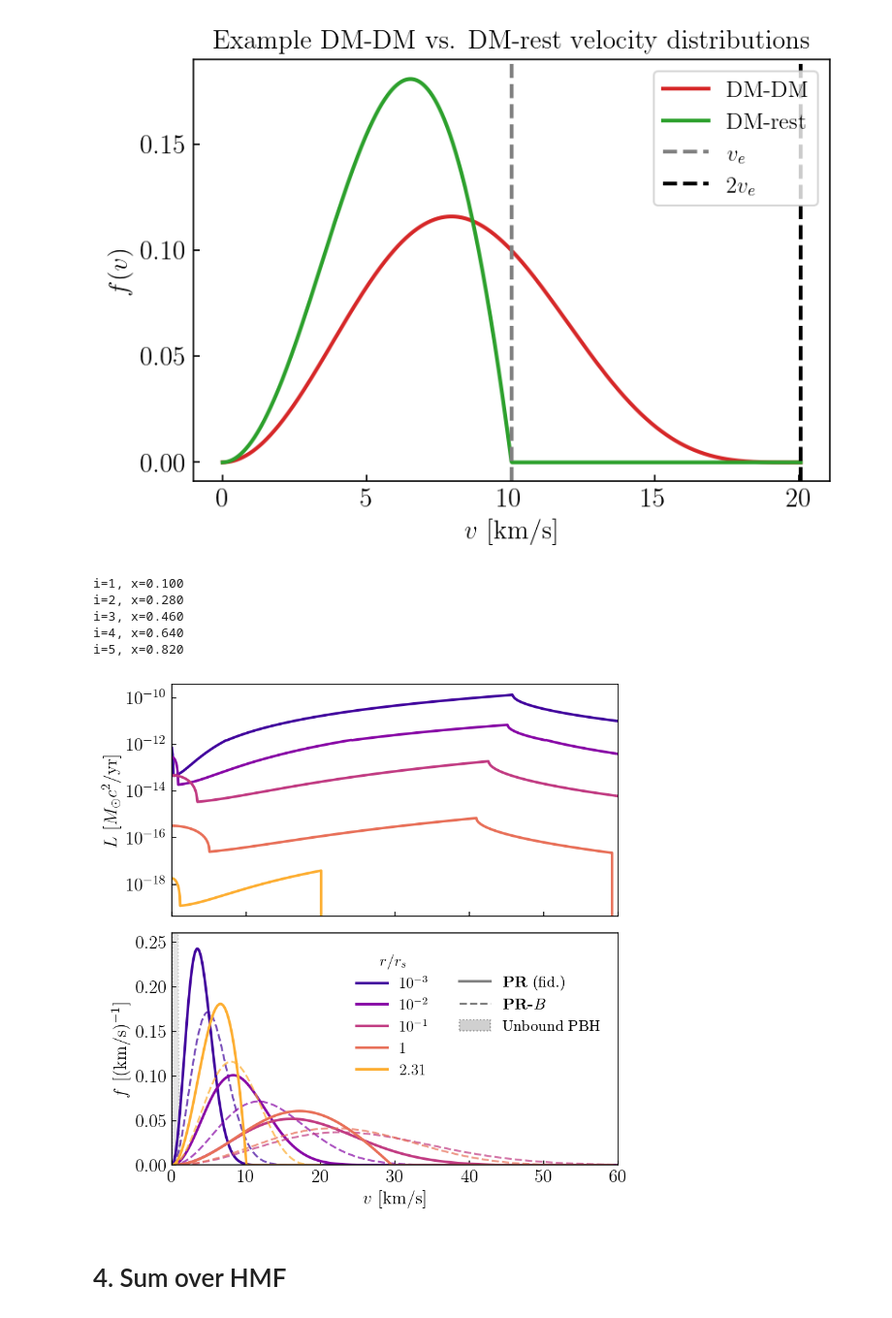
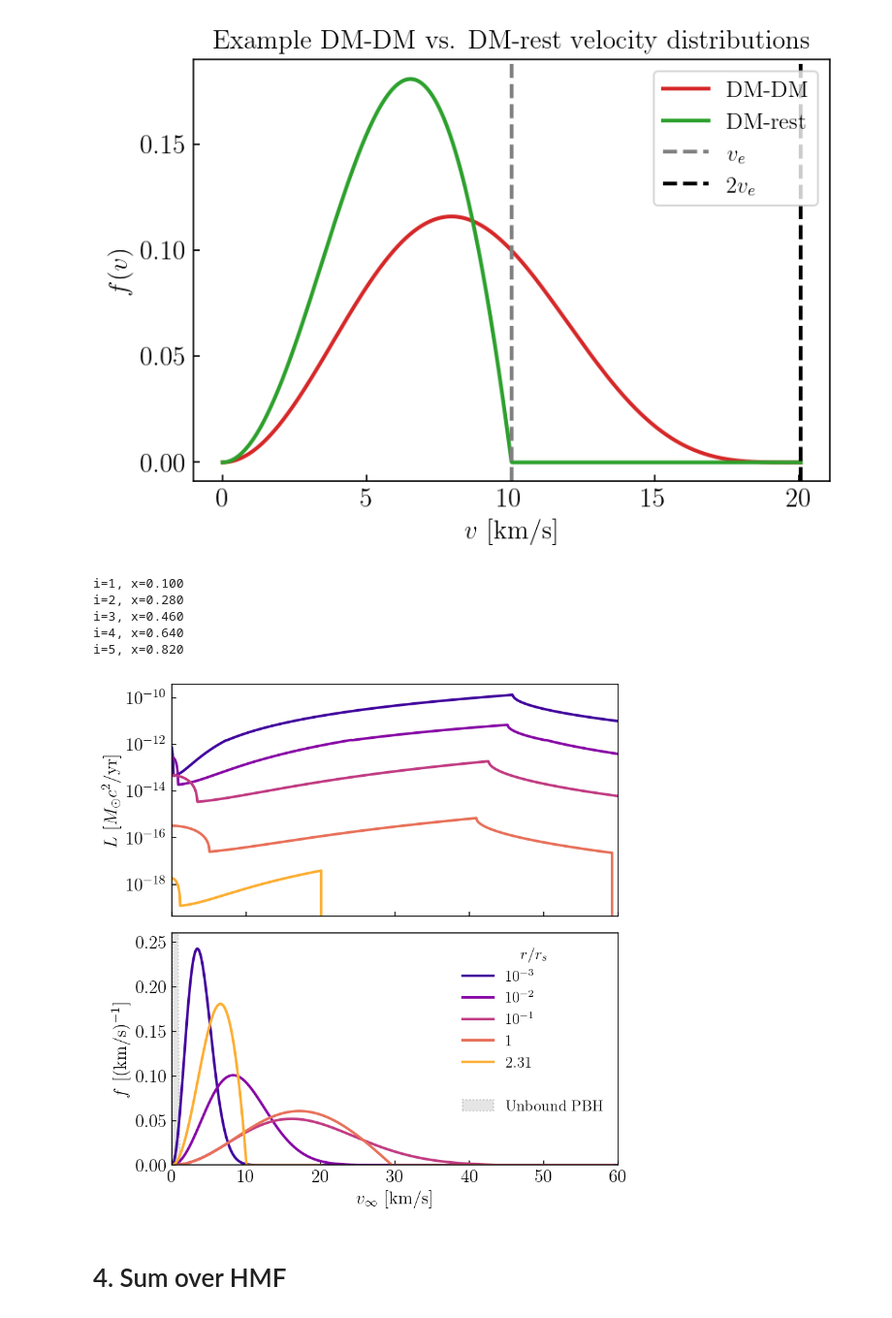
Before and after one commit to yitiansun/DM21cm, a Jupyter notebook: preprocessing/pbh_accretion/global.ipynb, the cells around one changed output. Shown at 97% size. Cells and saved outputs as stored; diff of their text form; code cells hidden in the pictures.

```diff
--- a/preprocessing/pbh_accretion/global.ipynb
+++ b/preprocessing/pbh_accretion/global.ipynb
@@ -265,6 +265,8 @@ axs.legend()
 <matplotlib.legend.Legend at 0x...>
 [figure]
 # %%
+show_var = False
+
 r_text = [
     r'$10^{-4}$',
     r'$10^{-3}$',
@@ -284,49 +286,56 @@ for i in range(1, len(r_list)):
     r = r_list[i]
 
     # unit_conversion = (u.Msun*c.c**2/u.yr).to(u.eV/u.s).value
     unit_conversion = 1
 
     ax = axs[0]
     v_s_plot = list(v_km_s_list[i])
     L_s_plot = list(L_s_list[i] * unit_conversion)
     v_s_plot.append(v_s_plot[-1] + 1e-10)
     L_s_plot.append(0)
     ax.plot(v_s_plot, L_s_plot, color=color, label=r_text[i])
-    # ax.axvline(v_km_s_list[i][-1], color=color, ls='-', lw=1.)
+    if show_var:
+        ax.axvline(v_km_s_list[i][-1], color=color, ls='-', lw=1.)
     ax.set(ylabel=r'$L$ [$M_\odot c^2$/yr]')
     ax.set(yscale='log')
 
     ax = axs[1]
     ax.plot(v_km_s_list[i], ffud_s_list[i], color=color, label=r_text[i])
-    ax.plot(v_km_s_list[i], fvar_s_list[i], color=color, ls='--', lw=1.5, alpha=0.7)
+    # ax.plot(v_km_s_list[i], fvar_s_list[i], color=color, ls='--', lw=1.5, alpha=0.7)
     # ax.axvline(v_km_s_list[i][-1], color=color, ls='-', lw=1.)
-    ax.set(xlabel=r'$v$ [km/s]', ylabel=r'$f$ [(km/s)$^{-1}$]')
+    ax.set(xlabel=r'$v_\infty$ [km/s]', ylabel=r'$f$ [(km/s)$^{-1}$]')
 
-axs[1].plot(-1, -1, color='gray', label=r'$\textbf{PR}$ (fid.)')
-axs[1].plot(-1, -1, color='gray', ls='--', lw=1.5, label=r'$\textbf{PR-}B$')
+if show_var:
+    axs[1].plot(-1, -1, color='gray', label=r'$\textbf{PR}$ (fid.)')
+    axs[1].plot(-1, -1, color='gray', ls='--', lw=1.5, label=r'$\textbf{PR-}B$')
+else:
+    axs[1].plot(-1, -1, color='w', alpha=0, label=' ')
 
 axs[1].fill_between(v_km_s, 0, fmb_s, ls=':', ec='k', fc='gray', alpha=0.2, lw=1, label='Unbound PBH')
 
 axs[1].set(xlim=(0, 60), ylim=(0, 0.26))
-# axs[1].legend(title=r'$r/r_s$', frameon=False)
+
+if show_var:
+    handles, labels = ax.get_legend_handles_labels()
+    i1_s = [0, 1, 2, 3, 4] # indices for a0
+    i2_s = [5, 6, 7] # indices for a1
+    hl1 = [handles[i] for i in i1_s], [labels[i] for i in i1_s]
+    hl2 = [handles[i] for i in i2_s], [labels[i] for i in i2_s]
+    ax.add_artist(ax.legend(*hl1, loc=(0.40, 0.35), frameon=False, title=r'$r/r_s$'))
+    ax.add_artist(ax.legend(*hl2, loc=(0.63, 0.54), frameon=False))
+else:
+    axs[1].legend(title=r'$r/r_s$', frameon=False)
+
+
 fig.tight_layout()
-
-handles, labels = ax.get_legend_handles_labels()
-i1_s = [0, 1, 2, 3, 4] # indices for a0
-i2_s = [5, 6, 7] # indices for a1
-hl1 = [handles[i] for i in i1_s], [labels[i] for i in i1_s]
-hl2 = [handles[i] for i in i2_s], [labels[i] for i in i2_s]
-ax.add_artist(ax.legend(*hl1, loc=(0.40, 0.35), frameon=False, title=r'$r/r_s$'))
-ax.add_artist(ax.legend(*hl2, loc=(0.63, 0.54), frameon=False))
-
 fig.savefig('../../plotting/paper2/pbhacc-halo-L-f-v.pdf', bbox_inches='tight')
 # %% [output]
 i=1, x=0.100
 i=2, x=0.280
 i=3, x=0.460
 i=4, x=0.640
 i=5, x=0.820
-[figure, old version]
+[figure, new version]
 # %% [markdown]
 # 4. Sum over HMF
 # %%
```
Also changed, not shown: 16 other files.
